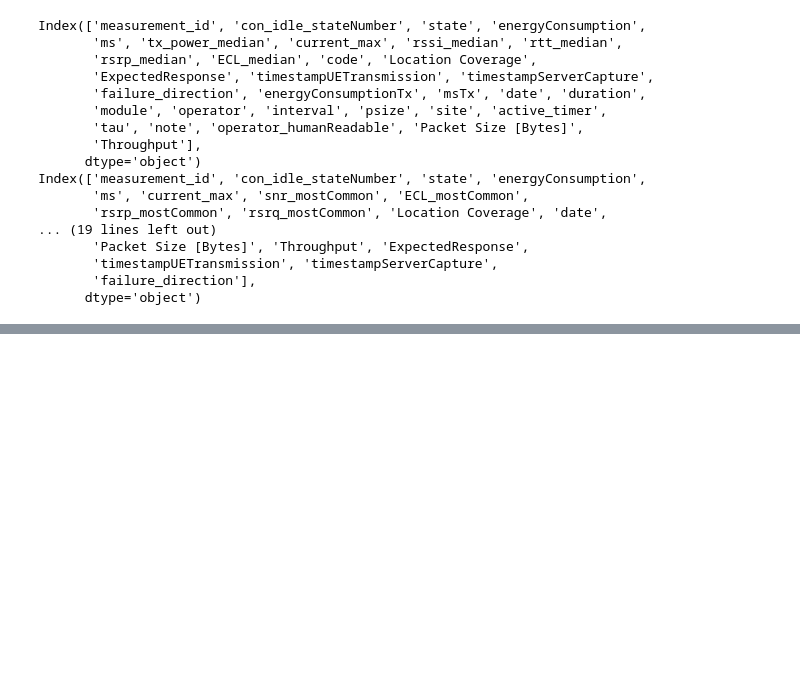
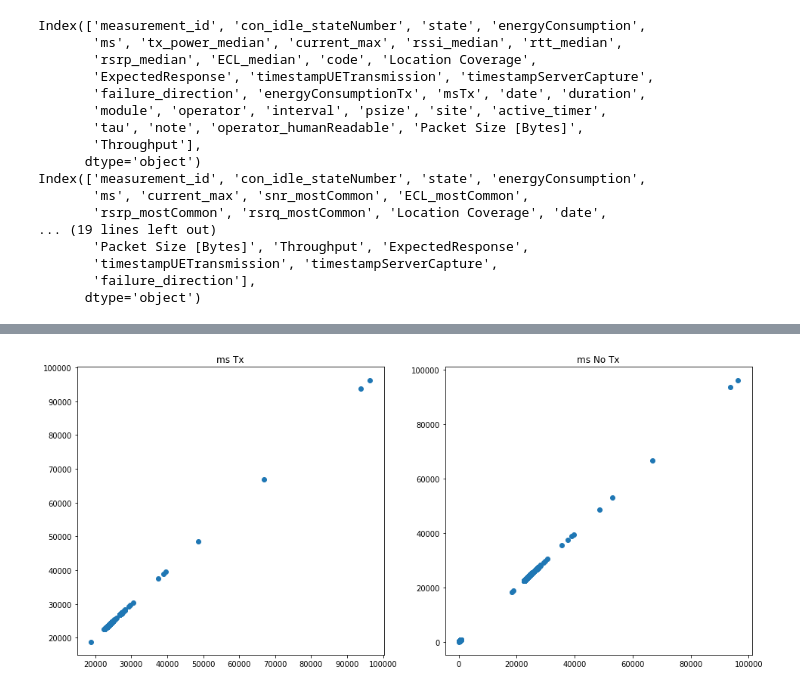
Before and after one commit to theomarzaki/NB-IoT-Performance, a Jupyter notebook: Dataset_Explore.ipynb, the cells around one changed output, grey strips where cells are left out. Saved outputs shown, nothing was run; the diff lists cells and outputs as text; code cells hidden in the pictures; blank space fills up the shorter version.

```diff
--- a/Dataset_Explore.ipynb
+++ b/Dataset_Explore.ipynb
@@ -108,0 +121,15 @@ print(data_tx.shape,data_no_tx.shape)
+# %%
+#Visualise MS
+
+plt.figure(1,figsize=(16,7))
+plt.subplot(1,2,1)
+plt.scatter(data_tx['ms'],data_tx['ms'])
+plt.title('ms Tx')
+
+plt.subplot(1,2,2)
+plt.scatter(data_no_tx['ms'],data_no_tx['ms'])
+plt.title('ms No Tx')
+plt.plot()
+plt.show()
+# %% [output]
+[figure, added]
```
Also changed, not shown: parts of 13 cells of this notebook, 4 other files.
